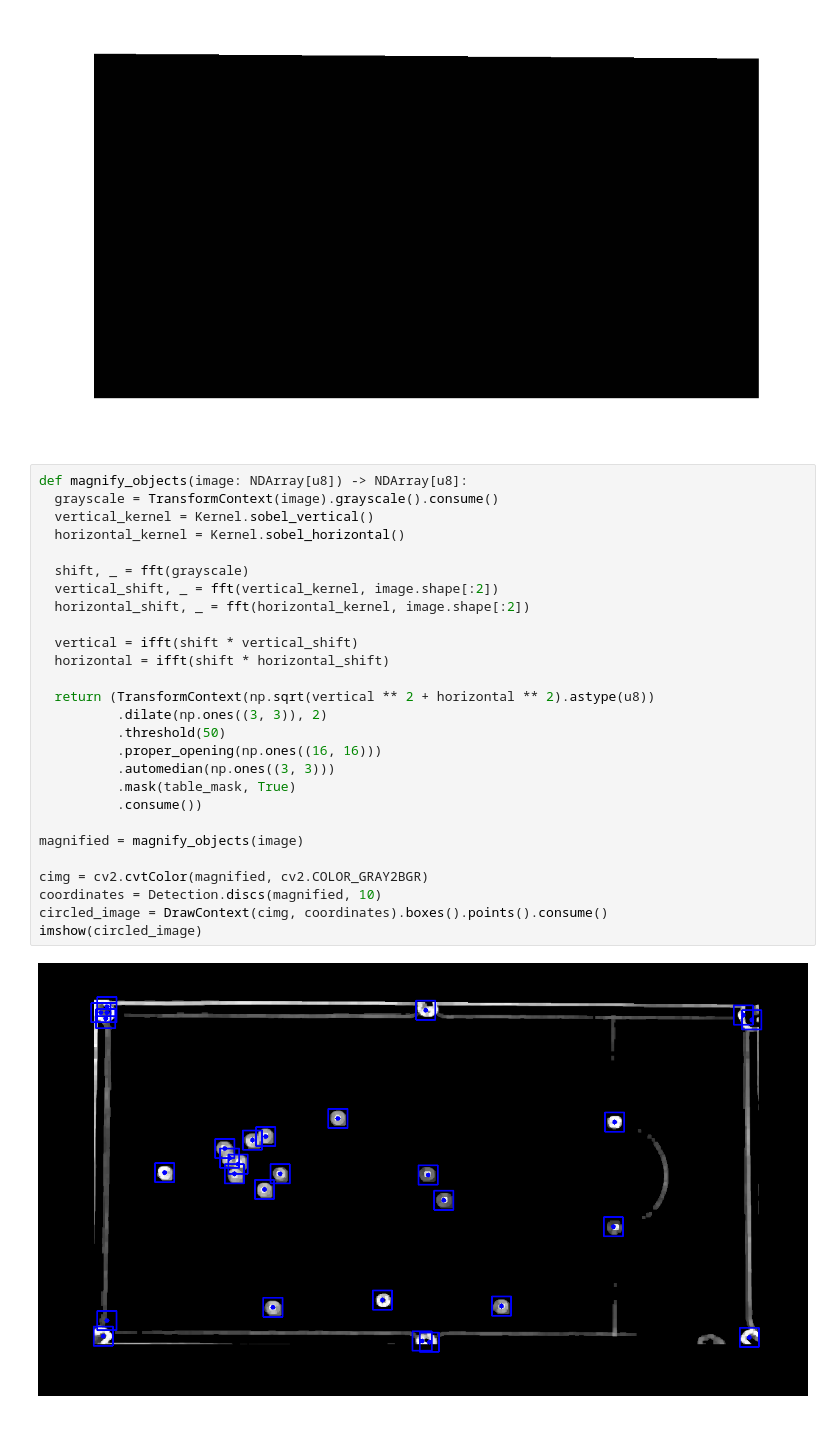
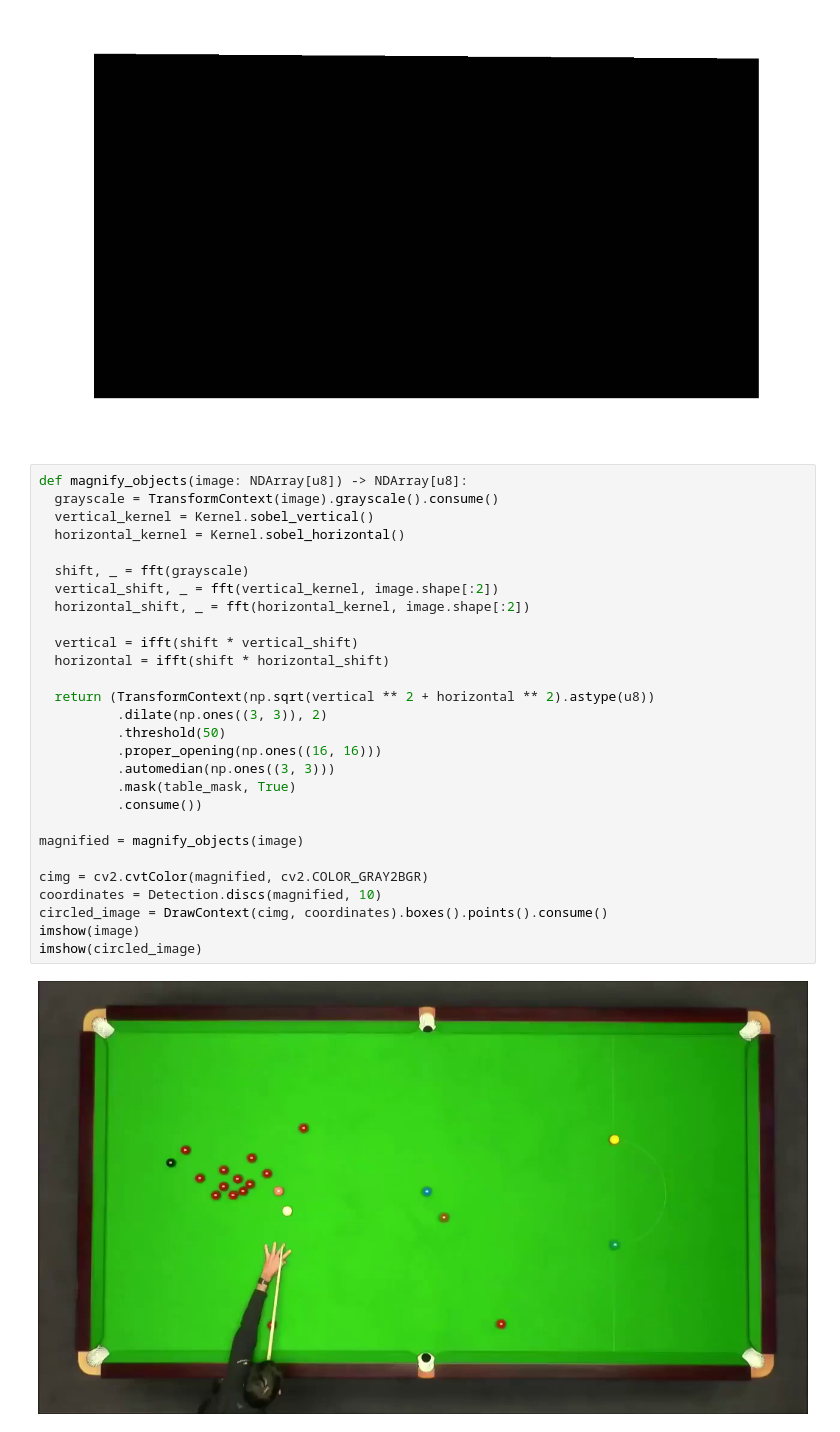
Before and after one commit to Mimikkk/study-master-2023-wk, a Jupyter notebook: project-2-image-description/notebook.ipynb, the cells around one changed output. Drawn from its saved outputs; the diff is of its cells as text.

```diff
--- a/project-2-image-description/notebook.ipynb
+++ b/project-2-image-description/notebook.ipynb
@@ -355,29 +355,30 @@ imshow(table_mask)
 # %%
 def magnify_objects(image: NDArray[u8]) -> NDArray[u8]:
   grayscale = TransformContext(image).grayscale().consume()
   vertical_kernel = Kernel.sobel_vertical()
   horizontal_kernel = Kernel.sobel_horizontal()
 
   shift, _ = fft(grayscale)
   vertical_shift, _ = fft(vertical_kernel, image.shape[:2])
   horizontal_shift, _ = fft(horizontal_kernel, image.shape[:2])
 
   vertical = ifft(shift * vertical_shift)
   horizontal = ifft(shift * horizontal_shift)
 
   return (TransformContext(np.sqrt(vertical ** 2 + horizontal ** 2).astype(u8))
           .dilate(np.ones((3, 3)), 2)
           .threshold(50)
           .proper_opening(np.ones((16, 16)))
           .automedian(np.ones((3, 3)))
           .mask(table_mask, True)
           .consume())
 
 magnified = magnify_objects(image)
 
 cimg = cv2.cvtColor(magnified, cv2.COLOR_GRAY2BGR)
 coordinates = Detection.discs(magnified, 10)
 circled_image = DrawContext(cimg, coordinates).boxes().points().consume()
+imshow(image)
 imshow(circled_image)
 # %% [output]
-[figure, old version]
+[figure, new version]
```
Also changed, not shown: parts of 1 cell of this notebook.
